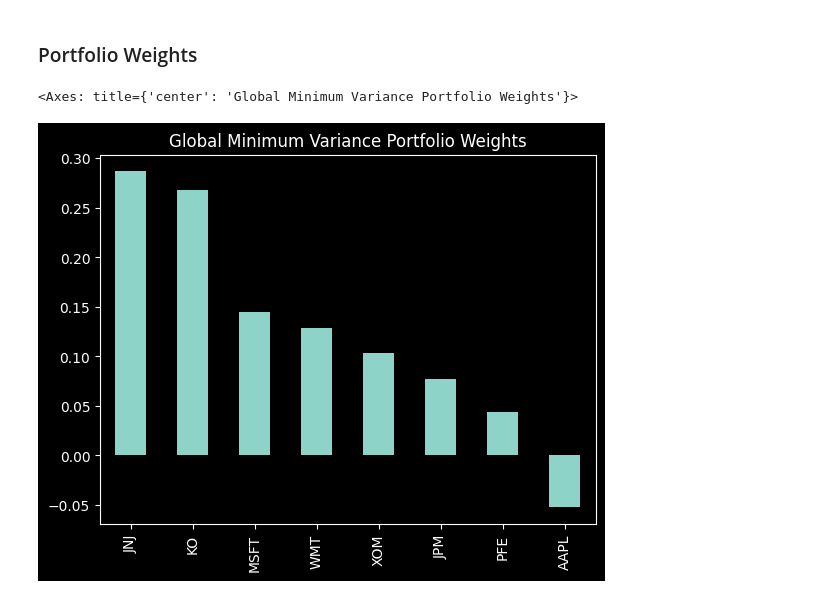
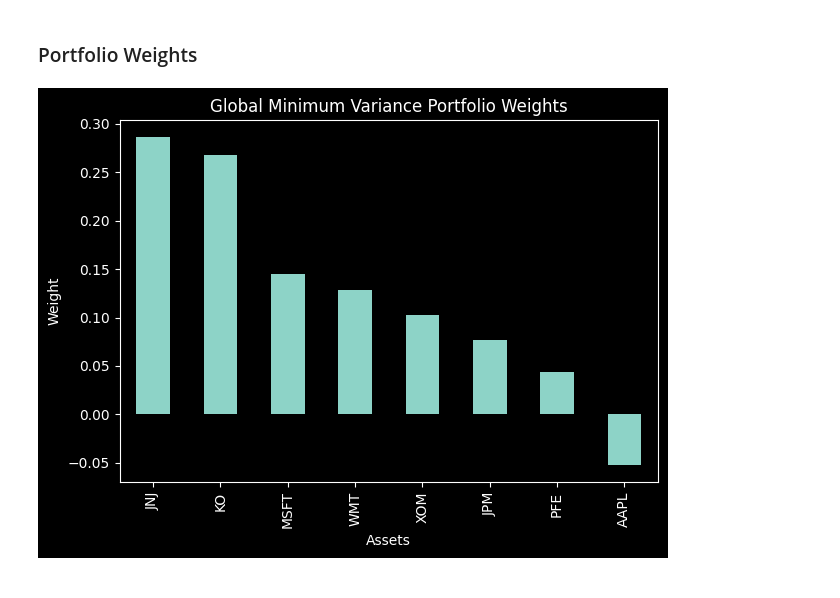
Before and after one commit to Enarb1/portfolio-optimization-eur, a Jupyter notebook: portfolio_optimization.ipynb, the cells around one changed output. Drawn from its saved outputs; the diff is of its cells as text; code cells hidden in the pictures.

Commit message:
Fix: GMVP graph fixed to use the plot method of matplotlib.pyplot

```diff
--- a/portfolio_optimization.ipynb
+++ b/portfolio_optimization.ipynb
@@ -342,8 +343,12 @@ comparison_table
 # %%
 minimum_variance_weights.plot(
     kind="bar",
     title="Global Minimum Variance Portfolio Weights"
 )
+
+plt.ylabel("Weight")
+plt.xlabel("Assets")
+plt.tight_layout()
+plt.show()
 # %% [output]
-<Axes: title={'center': 'Global Minimum Variance Portfolio Weights'}>
-[figure, old version]
+[figure, new version]
```
Also changed, not shown: parts of 6 cells of this notebook.
